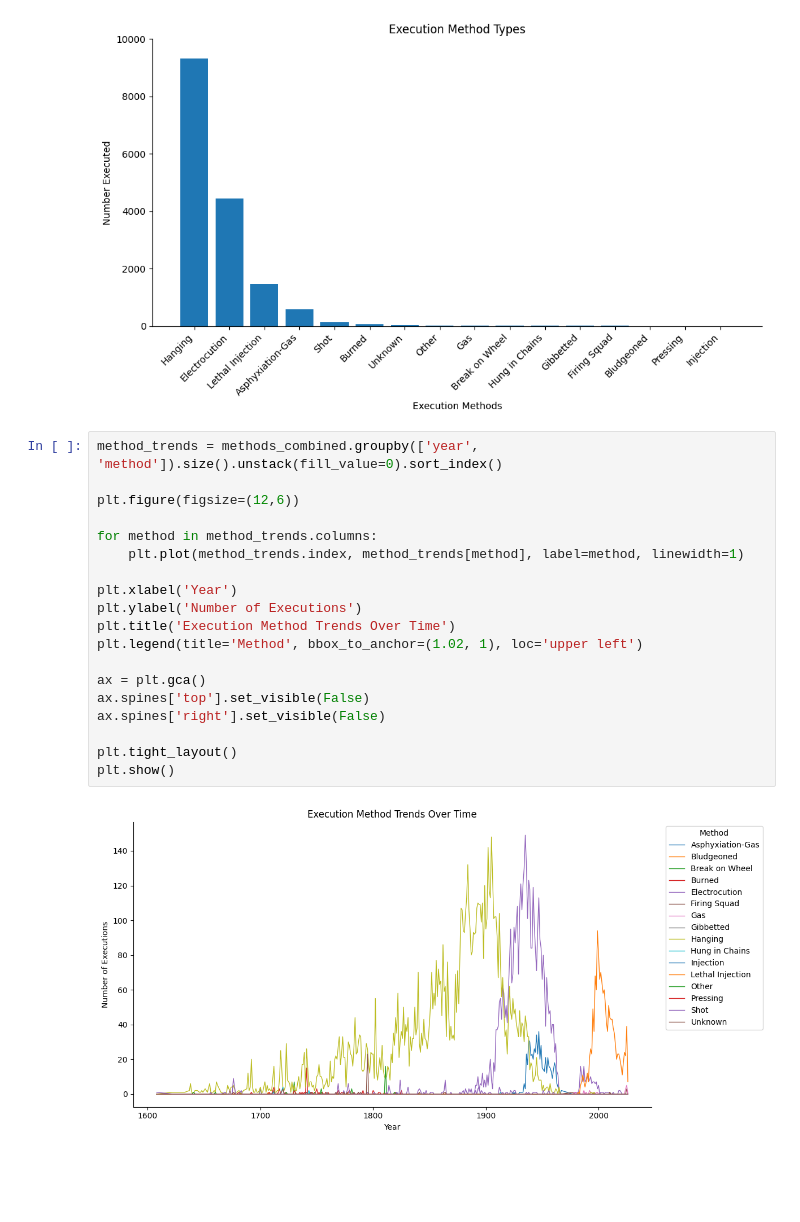
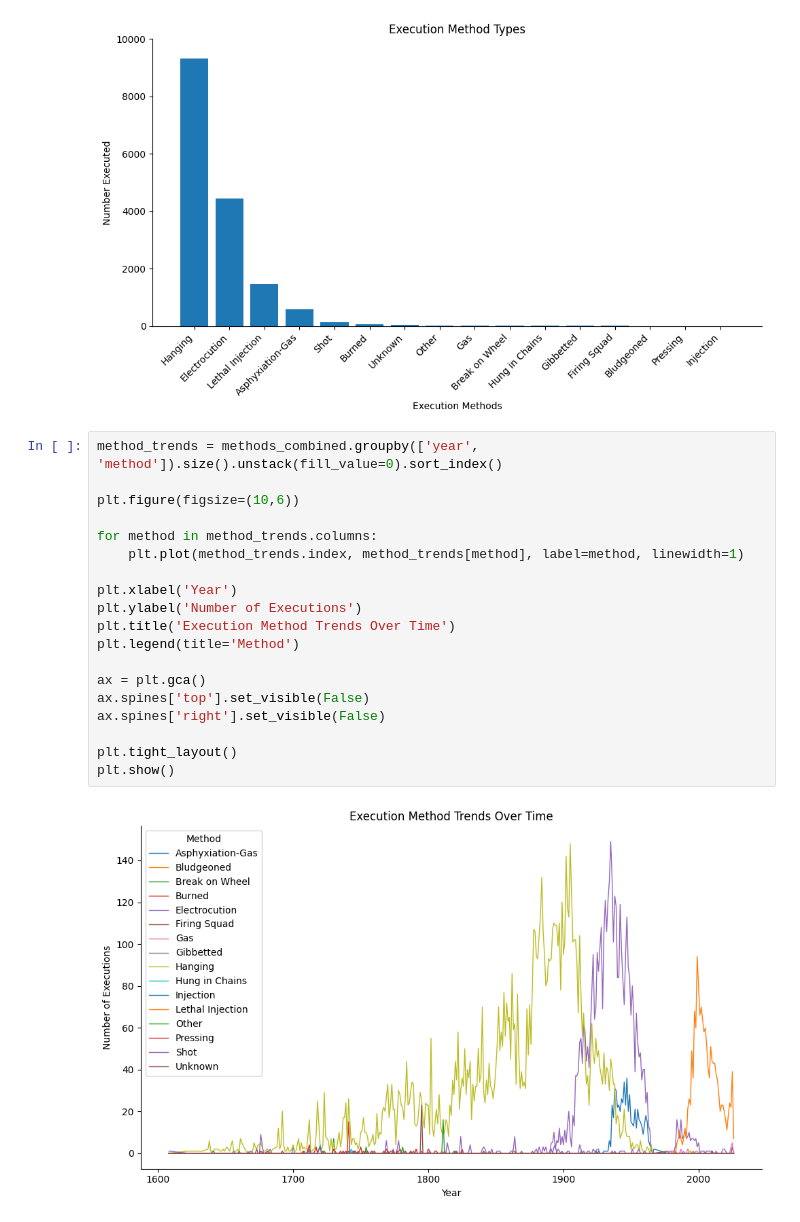
Before and after one commit to max-reevage/us-execution-trends-exploration, a Jupyter notebook: notebooks/execution_data_practice.ipynb, the cells around one changed output. Cells and saved outputs as stored; diff of their text form; blank space fills up the shorter version.

```diff
--- a/notebooks/execution_data_practice.ipynb
+++ b/notebooks/execution_data_practice.ipynb
@@ -557,21 +585,21 @@ plt.show()
 # %%
 method_trends = methods_combined.groupby(['year', 'method']).size().unstack(fill_value=0).sort_index()
 
-plt.figure(figsize=(12,6))
+plt.figure(figsize=(10,6))
 
 for method in method_trends.columns:
     plt.plot(method_trends.index, method_trends[method], label=method, linewidth=1)
 
 plt.xlabel('Year')
 plt.ylabel('Number of Executions')
 plt.title('Execution Method Trends Over Time')
-plt.legend(title='Method', bbox_to_anchor=(1.02, 1), loc='upper left')
+plt.legend(title='Method')
 
 ax = plt.gca()
 ax.spines['top'].set_visible(False)
 ax.spines['right'].set_visible(False)
 
 plt.tight_layout()
 plt.show()
 # %% [output]
-[figure, old version]
+[figure, new version]
```
Also changed, not shown: parts of 9 cells of this notebook, 1 other file.
